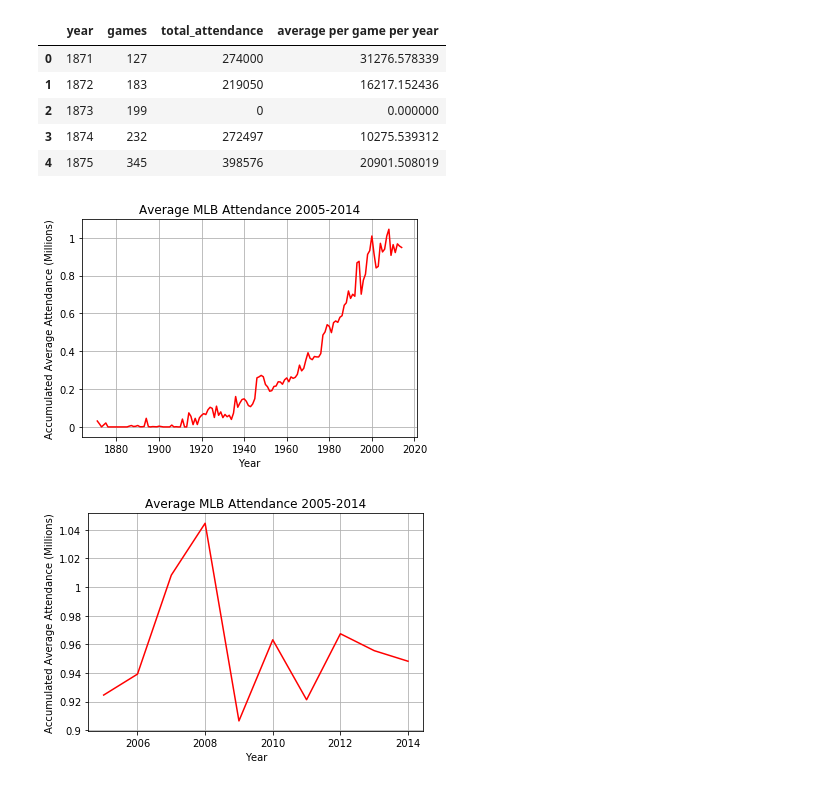
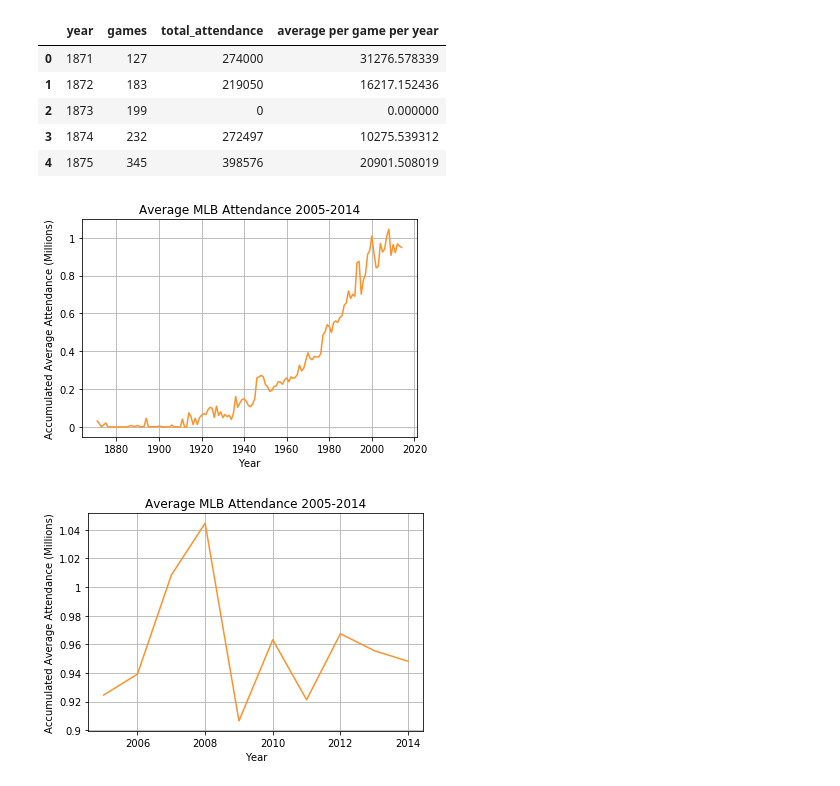
Before and after one commit to ethanzh/baseball-statistic-analysis, a Jupyter notebook: Attendance.ipynb, the cells around one changed output. Drawn from its saved outputs; the diff is of its cells as text; code cells hidden in the pictures.

```diff
--- a/Attendance.ipynb
+++ b/Attendance.ipynb
@@ -74,25 +74,25 @@ import matplotlib.ticker as ticker
 # %%
 # Make a line graph of all every year
 
 fig, ax = plt.subplots()
 
 x = new_attendance['year']
 y = new_attendance['average per game per year']
 
 plt.grid(True)
 plt.title("Average MLB Attendance 2005-2014")
 plt.xlabel("Year")
 plt.ylabel("Accumulated Average Attendance (Millions)")
 
 scale_y = 1e6
 ticks_y = ticker.FuncFormatter(lambda x, pos: '{0:g}'.format(x/scale_y))
 ax.yaxis.set_major_formatter(ticks_y)
 
-plt.plot(x, y, 'orang')
+plt.plot(x, y, '#ff912b')
 
 plt.show()
 # %% [output]
-[figure, old version]
+[figure, new version]
 # %%
 # Same as above, but only the past ten years (to show the levelling-out)
 
@@ -112,8 +112,8 @@ scale_y = 1e6
 ticks_y = ticker.FuncFormatter(lambda x, pos: '{0:g}'.format(x/scale_y))
 ax.yaxis.set_major_formatter(ticks_y)
 
-plt.plot(x, y, 'r')
+plt.plot(x, y, '#ff912b')
 
 plt.show()
 # %% [output]
-[figure, old version]
+[figure, new version]
```
